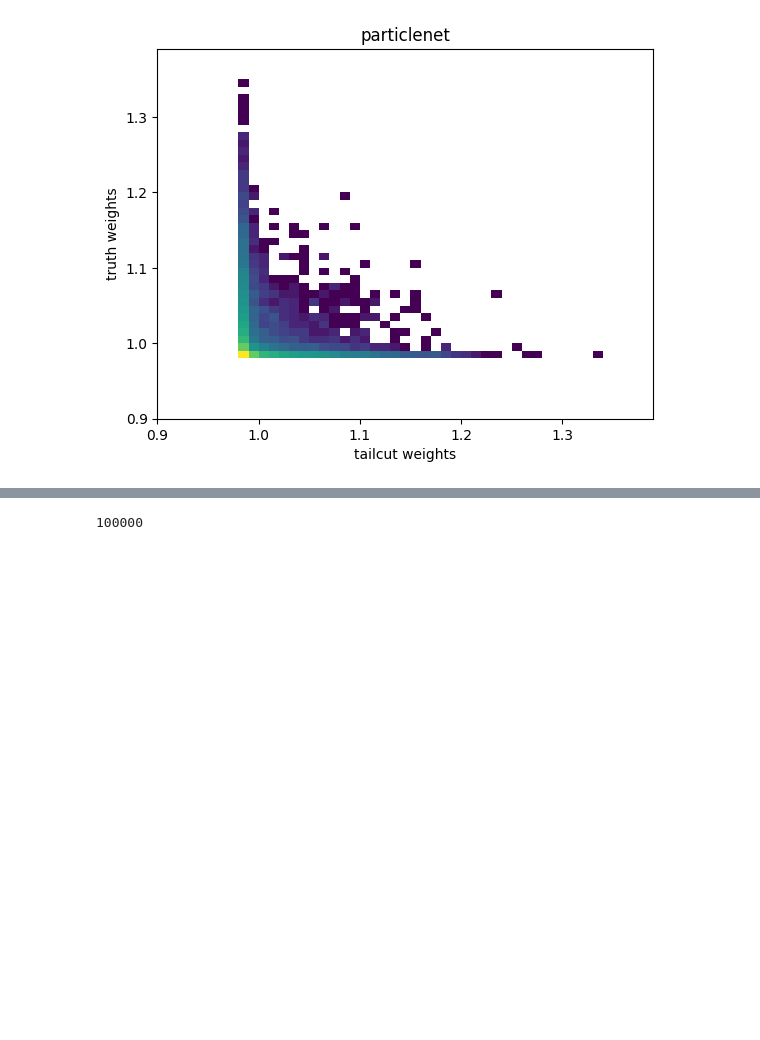
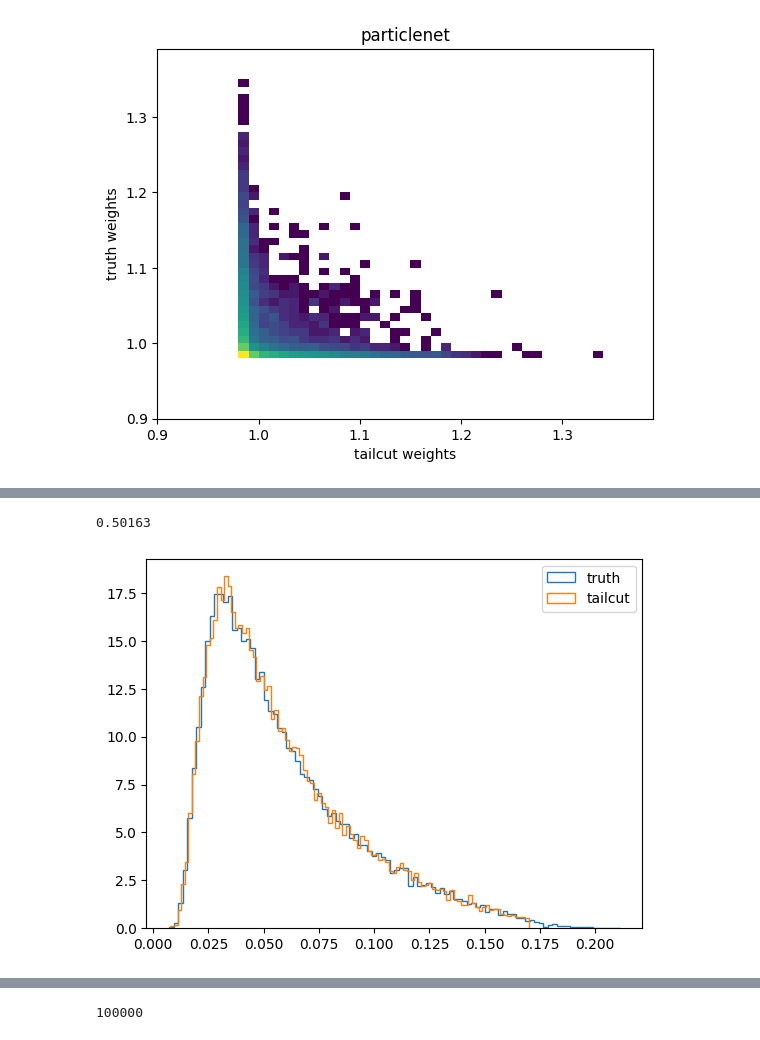
Before and after one commit to heidelberg-hepml/discriminator-metric, a Jupyter notebook: notebooks/plot_weights.ipynb, the cells around one changed output, grey strips where cells are left out. Drawn from its saved outputs; the diff is of its cells as text; code cells hidden in the pictures; blank space fills up the shorter version.

```diff
--- a/notebooks/plot_weights.ipynb
+++ b/notebooks/plot_weights.ipynb
@@ -178,0 +250,18 @@ for test in test_1:
+# %%
+accuracy = accuracy_score(label, score[:,0]>0.5)
+print(accuracy)
+# %% [output]
+0.50163
+# %%
+s = 'valid'
+data = pd.read_hdf('data/jetnet30_data.h5', f'particle_data_{s}').values.reshape(-1,30,4)
+labels = pd.read_hdf('data/jetnet30_data.h5', f'labels_{s}')['labels'].values
+
+m = mjj_jets(data)
+
+plt.hist(m[labels==1], bins=100,histtype='step', label='truth',density=True)
+plt.hist(m[labels==0], bins=100, histtype='step', label='tailcut',density=True)
+plt.legend()
+plt.show()
+# %% [output]
+[figure, added]
```
Also changed, not shown: parts of 14 cells of this notebook, 4 other files.
